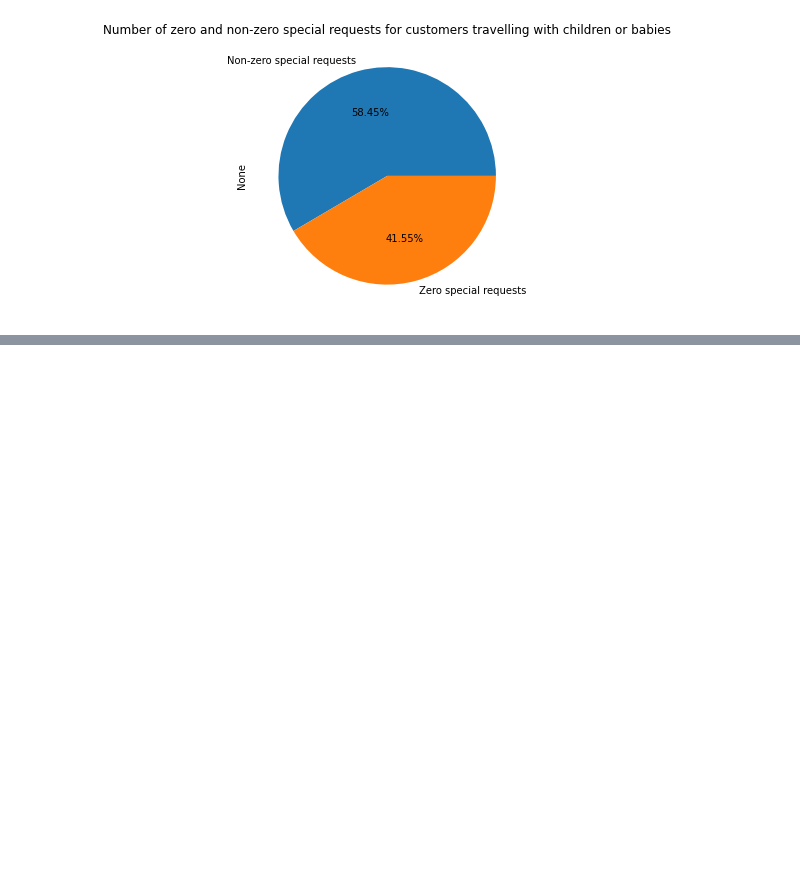
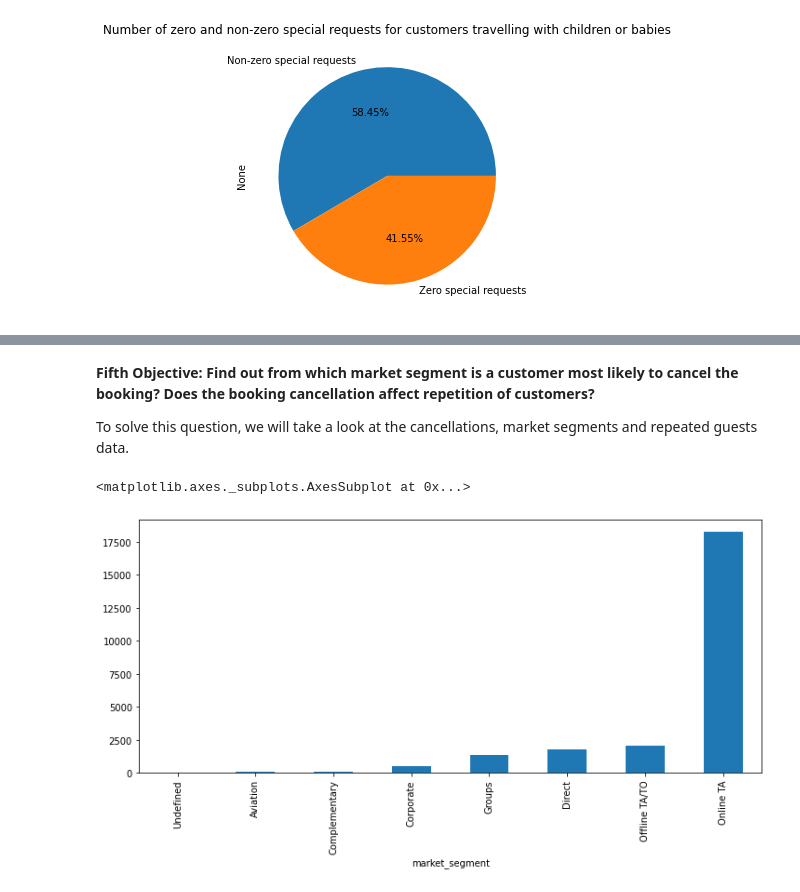
Before and after one commit to gopaljigupta45/Gopal-Ji-Gupta-EDA-Hotel-Booking, a Jupyter notebook: GOPAL_JI_GUPTA_Hotel_Booking_Analysis_Capstone_Project.ipynb, the cells around one changed output, grey strips where cells are left out. Drawn from its saved outputs; the diff is of its cells as text; code cells hidden in the pictures; blank space fills up the shorter version.

```diff
--- a/GOPAL_JI_GUPTA_Hotel_Booking_Analysis_Capstone_Project.ipynb
+++ b/GOPAL_JI_GUPTA_Hotel_Booking_Analysis_Capstone_Project.ipynb
@@ -366,0 +364,14 @@ Text(0.5, 1.0, 'Number of zero and non-zero special requests for customers trave
+# %% [markdown]
+**Fifth Objective: Find out from which market segment is a customer most likely to cancel the booking? Does the booking cancellation affect repetition of customers?**
+
+To solve this question, we will take a look at the cancellations, market segments and repeated guests data.
+# %%
+# Retrieving the relavant columns.
+cancellation_df = df[['market_segment','is_canceled','is_repeated_guest']]
+
+# Using Groupby on market_segment column to see data for specific market segments. And calling the sum function on the is_canceled column
+# will give us the number of cancellations for each market segment. Then we plot it.
+cancellation_df.groupby('market_segment')['is_canceled'].sum().sort_values(ascending=True).plot.bar()
+# %% [output]
+<matplotlib.axes._subplots.AxesSubplot at 0x...>
+[figure, added]
```
Also changed, not shown: parts of 7 cells of this notebook.
